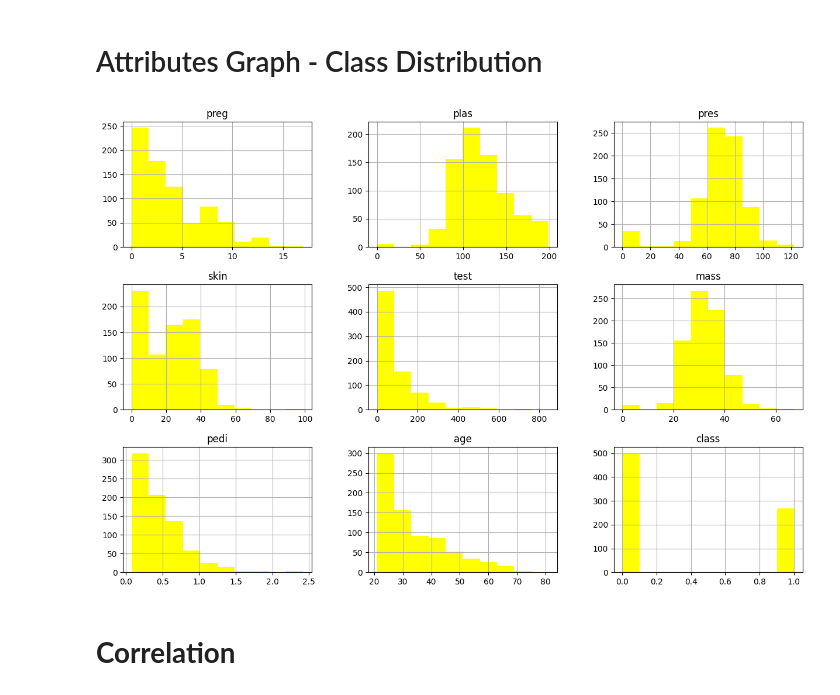
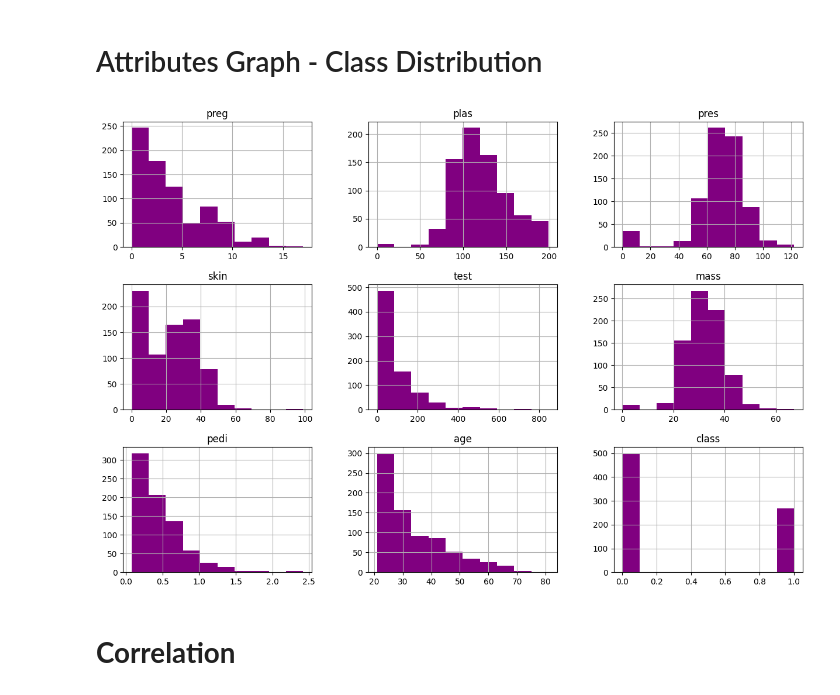
Before and after one commit to marivic9/EDA---CS-103, a Jupyter notebook: assignment-1.ipynb, the cells around one changed output. Drawn from its saved outputs; the diff is of its cells as text; code cells hidden in the pictures.

```diff
--- a/assignment-1.ipynb
+++ b/assignment-1.ipynb
@@ -94,13 +94,13 @@ dtype: int64
 # %%
 #Graph
 
 from matplotlib import pyplot
 
 pyplot.rcParams['figure.figsize'] = (15, 10)
-data.hist(color = 'yellow')
+data.hist(color = 'purple')
 pyplot.show()
 # %% [output]
-[figure, old version]
+[figure, new version]
 # %% [markdown]
 # **Correlation**
 # %%
```
Also changed, not shown: parts of 2 cells of this notebook.
